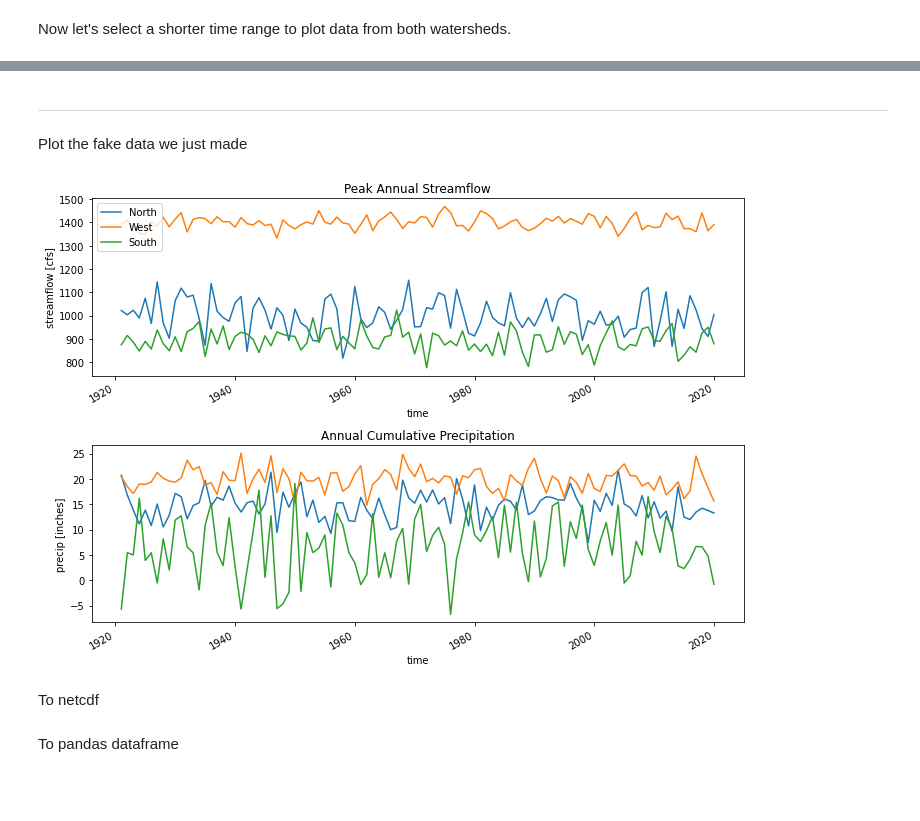
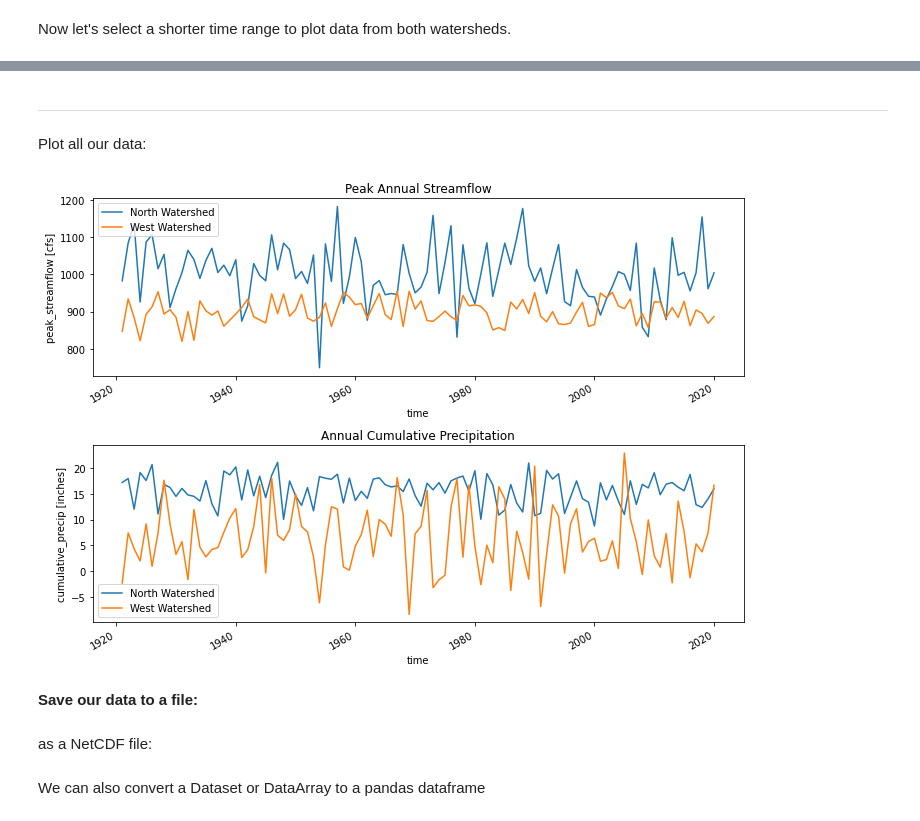
Before and after one commit to waterhackweek/waterdata, a Jupyter notebook: gridded_data_tutorial_1.ipynb, the cells around one changed output, grey strips where cells are left out. Drawn from its saved outputs; the diff is of its cells as text; code cells hidden in the pictures; blank space fills up the shorter version.

```diff
--- a/gridded_data_tutorial_1.ipynb
+++ b/gridded_data_tutorial_1.ipynb
@@ -69,3 +111,7 @@ Now that we have all the individual components of an xarray DataArray, we can cr
 # %%
-streamflow = xr.DataArray( peak_streamflow, coords=[years, locations], dims=dimensions,  name='peak_streamflow', attrs=metadata)
+streamflow = xr.DataArray(peak_streamflow,
+                          coords=[years, locations],
+                          dims=dimensions,
+                          name='peak_streamflow',
+                          attrs=metadata)
 # %% [markdown]
@@ -185,5 +233,4 @@ standard_deviations = [3, 6]
 samples = (100, 2)
 
 # generate the random samples
-# the .T at the end of the command transforms the numpy array from shape (100, 2) into (2, 100)
-cumulative_precip = np.random.normal(means, standard_deviations, samples).T
+cumulative_precip = np.random.normal(means, standard_deviations, samples)
@@ -190,3 +239,6 @@ cumulative_precip = np.random.normal(means, standard_deviations, samples).T
 # %%
-precip = xr.DataArray( cumulative_precip, coords=[times, locations], dims=dimensions, name='precip', attrs={'units':'inches'})
+precip = xr.DataArray(cumulative_precip,
+                      coords=[years, locations],
+                      dims=dimensions, name='cumulative_precip',
+                      attrs={'units':'inches'})
 # %% [markdown]
@@ -237,4 +291,4 @@ NameError: name 'my_data' is not defined
 # %% [markdown]
 ---
 
-Plot the fake data we just made
+Plot all our data:
@@ -243,35 +295,41 @@ import matplotlib.pyplot as plt
 # %%
-fig, ax = plt.subplots(nrows=2, ncols=1, figsize=(10,7), tight_layout=True)
+# create a figure with 2 rows and 1 column of subplots
+fig, [subplot1, subplot2] = plt.subplots(nrows=2, ncols=1, figsize=(10,7), tight_layout=True)
 
+# first subplot
 
-# Plot stream flow at each of the three sites
+# Plot stream flow at each of the sites (using the .sel() method here)
+my_data.sel(watershed="east_watershed").peak_streamflow.plot(ax=subplot1, label='North Watershed')
+my_data.sel(watershed="west_watershed").peak_streamflow.plot(ax=subplot1, label='West Watershed')
 
-my_data.sel(location="north_watershed").streamflow.plot(ax=ax[0], label='North')
-my_data.sel(location="west_watershed").streamflow.plot(ax=ax[0], label='West')
-my_data.sel(location="south_watershed").streamflow.plot(ax=ax[0], label='South')
+# set our legend location
+subplot1.legend(loc='upper left')
+# set a title for this subplot
+subplot1.set_title('Peak Annual Streamflow');
 
-ax[0].legend(loc='upper left')
-ax[0].set_title('Peak Annual Streamflow');
+# next subplot
 
+# Plot precipitation at each of the sites (using the .sel() method here)
+my_data.sel(watershed="east_watershed").cumulative_precip.plot(ax=subplot2, label='North Watershed')
+my_data.sel(watershed="west_watershed").cumulative_precip.plot(ax=subplot2, label='West Watershed')
 
+# set our legend location
+subplot2.legend(loc='lower left')
+# set a title for this subplot
+subplot2.set_title('Annual Cumulative Precipitation');
 
-# Plot precipitation at each of the three sites
-
-my_data.sel(location="north_watershed").precip.plot(ax=ax[1])
-my_data.sel(location="west_watershed").precip.plot(ax=ax[1])
-my_data.sel(location="south_watershed").precip.plot(ax=ax[1])
-
-ax[1].set_title('Annual Cumulative Precipitation');
-
+# save the figure as a jpg image
 plt.savefig('my_data_plot.jpg')
 # %% [output]
-[figure, old version]
+[figure, new version]
-# %% [markdown]
-To netcdf
+# %% [markdown]
+**Save our data to a file:**
+# %% [markdown]
+as a NetCDF file:
 # %%
 my_data.to_netcdf('my_data.nc')
-# %% [markdown]
-To pandas dataframe
+# %% [markdown]
+We can also convert a Dataset or DataArray to a pandas dataframe
 # %%
 my_data.to_dataframe()
 # %% [output]
```
Also changed, not shown: parts of 39 cells of this notebook, 1 other file.
